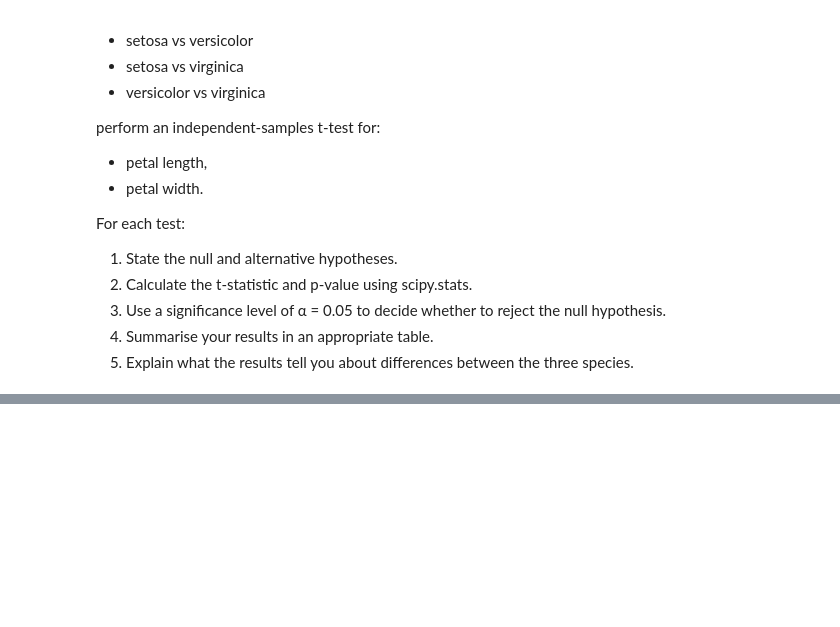
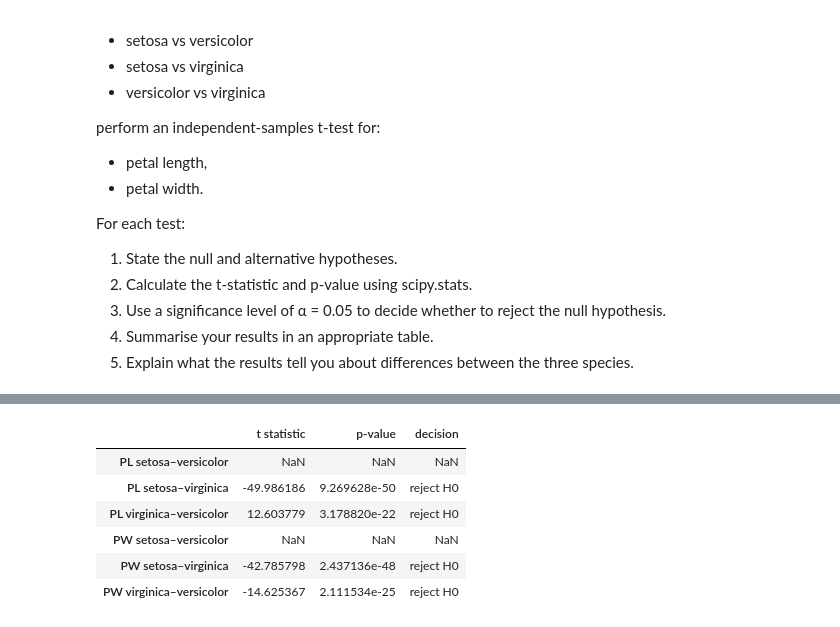
Before and after one commit to aldaszarnauskas/applied-statistics, a Jupyter notebook: problems.ipynb, the cells around one changed output, grey strips where cells are left out. Cells and saved outputs as stored; diff of their text form; code cells hidden in the pictures; blank space fills up the shorter version.

```diff
--- a/problems.ipynb
+++ b/problems.ipynb
@@ -398,0 +712,23 @@ For each test:
+# %%
+result = stats.ttest_ind(
+    setosa_petal_length, virginica_petal_length,
+    alternative="two-sided", equal_var=False)
+df_results.loc["PL setosa–virginica", "t statistic"] = result.statistic
+df_results.loc["PL setosa–virginica", "p-value"] = result.pvalue
+df_results.loc["PL setosa–virginica", "decision"] = "reject H0"
+
+result = stats.ttest_ind(
+    setosa_petal_width, virginica_petal_width,
+    alternative="two-sided", equal_var=False)
+df_results.loc["PW setosa–virginica", "t statistic"] = result.statistic
+df_results.loc["PW setosa–virginica", "p-value"] = result.pvalue
+df_results.loc["PW setosa–virginica", "decision"] = "reject H0"
+df_results
+# %% [output]
+|  | t statistic | p-value | decision |
+| PL setosa–versicolor | NaN | NaN | NaN |
+| PL setosa–virginica | -49.986186 | 9.269628e-50 | reject H0 |
+| PL virginica–versicolor | 12.603779 | 3.178820e-22 | reject H0 |
+| PW setosa–versicolor | NaN | NaN | NaN |
+| PW setosa–virginica | -42.785798 | 2.437136e-48 | reject H0 |
+| PW virginica–versicolor | -14.625367 | 2.111534e-25 | reject H0 |
```
Also changed, not shown: parts of 31 cells of this notebook, 2 other files.
